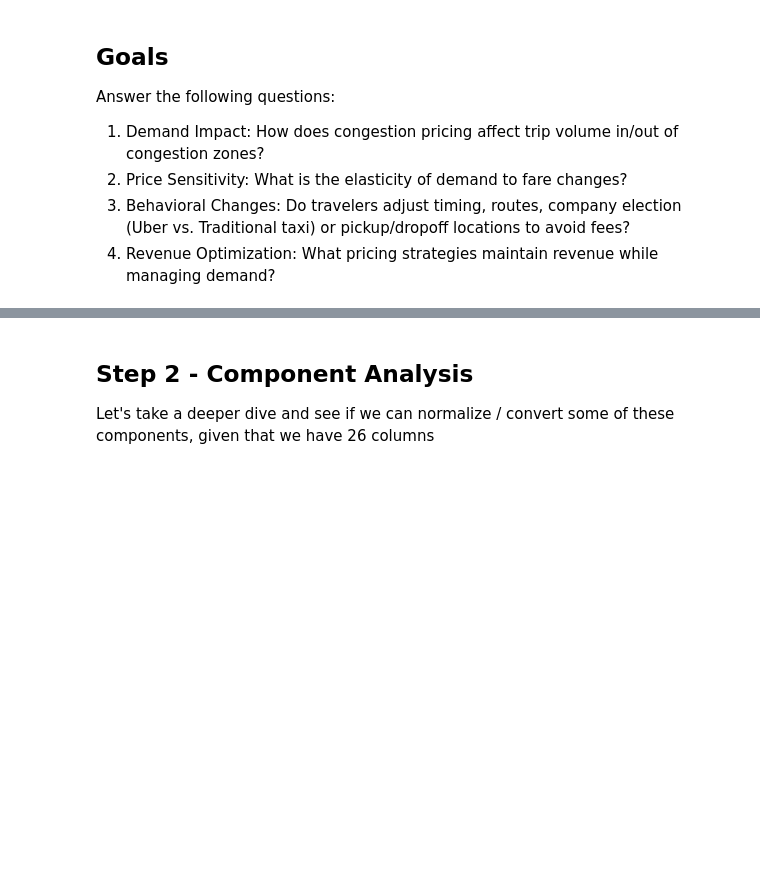
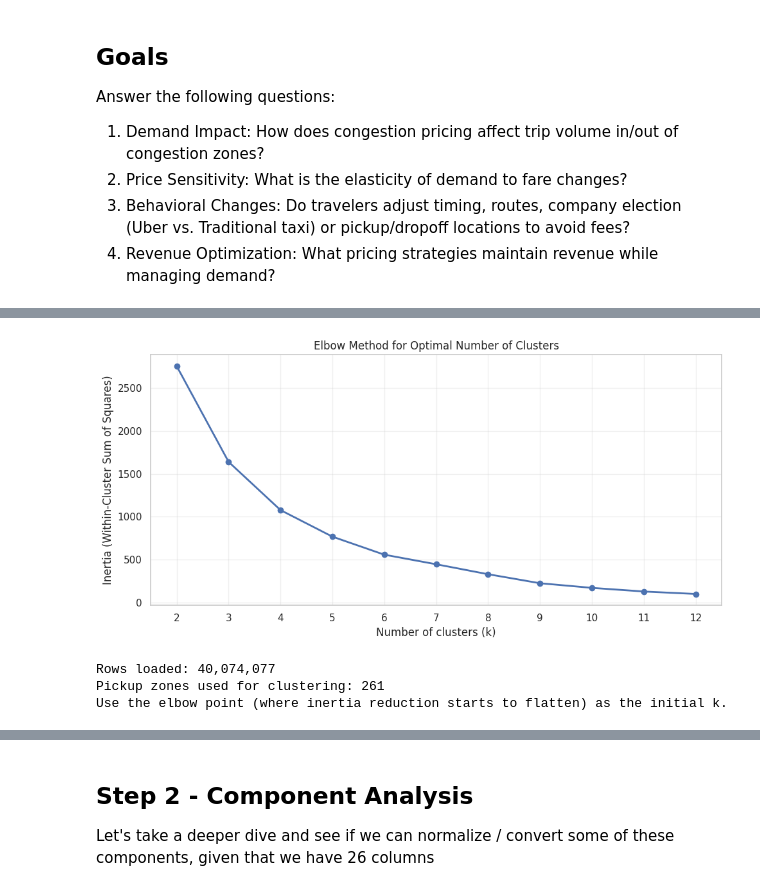
Before and after one commit to kwang101-cb/ML1-FinalProject, a Jupyter notebook: final_project.ipynb, the cells around one changed output, grey strips where cells are left out. Drawn from its saved outputs; the diff is of its cells as text; code cells hidden in the pictures; blank space fills up the shorter version.

Commit message:
Data engineering for project by Gustavo

```diff
--- a/final_project.ipynb
+++ b/final_project.ipynb
@@ -12,0 +4019,43 @@ We'll begin by analyzing large-scale patterns in our dataset. Because of the sca
+# %%
+# Elbow plot to choose the number of clusters for pickup behavior segmentation
+from final_dataset_analysis import load_dataset, build_pickup_location_monthly_matrix
+from sklearn.preprocessing import StandardScaler
+from sklearn.cluster import KMeans
+import matplotlib.pyplot as plt
+
+# Load and transform data using the same logic as the main analysis pipeline
+df = load_dataset("final_dataset/nyc_taxi_ml_dataset_2024_2025.parquet")
+monthly_matrix = build_pickup_location_monthly_matrix(df)
+
+# Scale features before KMeans
+scaler = StandardScaler()
+X_scaled = scaler.fit_transform(monthly_matrix)
+
+# Compute inertia for different k values
+k_values = list(range(2, 13))
+inertias = []
+
+for k in k_values:
+    model = KMeans(n_clusters=k, random_state=42, n_init=20)
+    model.fit(X_scaled)
+    inertias.append(model.inertia_)
+
+# Plot elbow curve
+plt.figure(figsize=(10, 5))
+plt.plot(k_values, inertias, marker="o", linewidth=2)
+plt.title("Elbow Method for Optimal Number of Clusters")
+plt.xlabel("Number of clusters (k)")
+plt.ylabel("Inertia (Within-Cluster Sum of Squares)")
+plt.xticks(k_values)
+plt.grid(True, alpha=0.3)
+plt.tight_layout()
+plt.show()
+
+print(f"Rows loaded: {len(df):,}")
+print(f"Pickup zones used for clustering: {monthly_matrix.shape[0]:,}")
+print("Use the elbow point (where inertia reduction starts to flatten) as the initial k.")
+# %% [output]
+[figure, added]
+Rows loaded: 40,074,077
+Pickup zones used for clustering: 261
+Use the elbow point (where inertia reduction starts to flatten) as the initial k.
```
Also changed, not shown: parts of 37 cells of this notebook, 2 other files.
